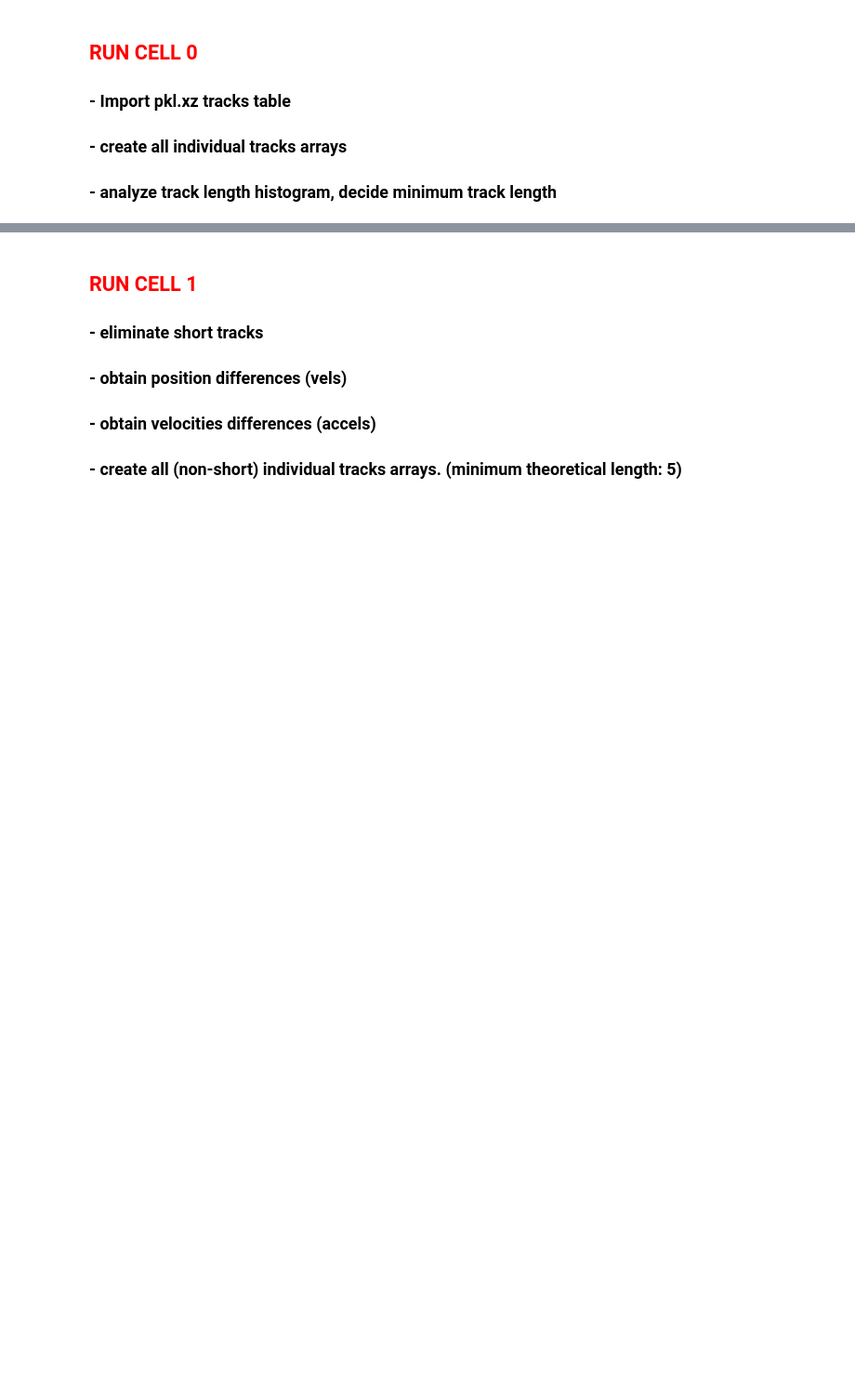
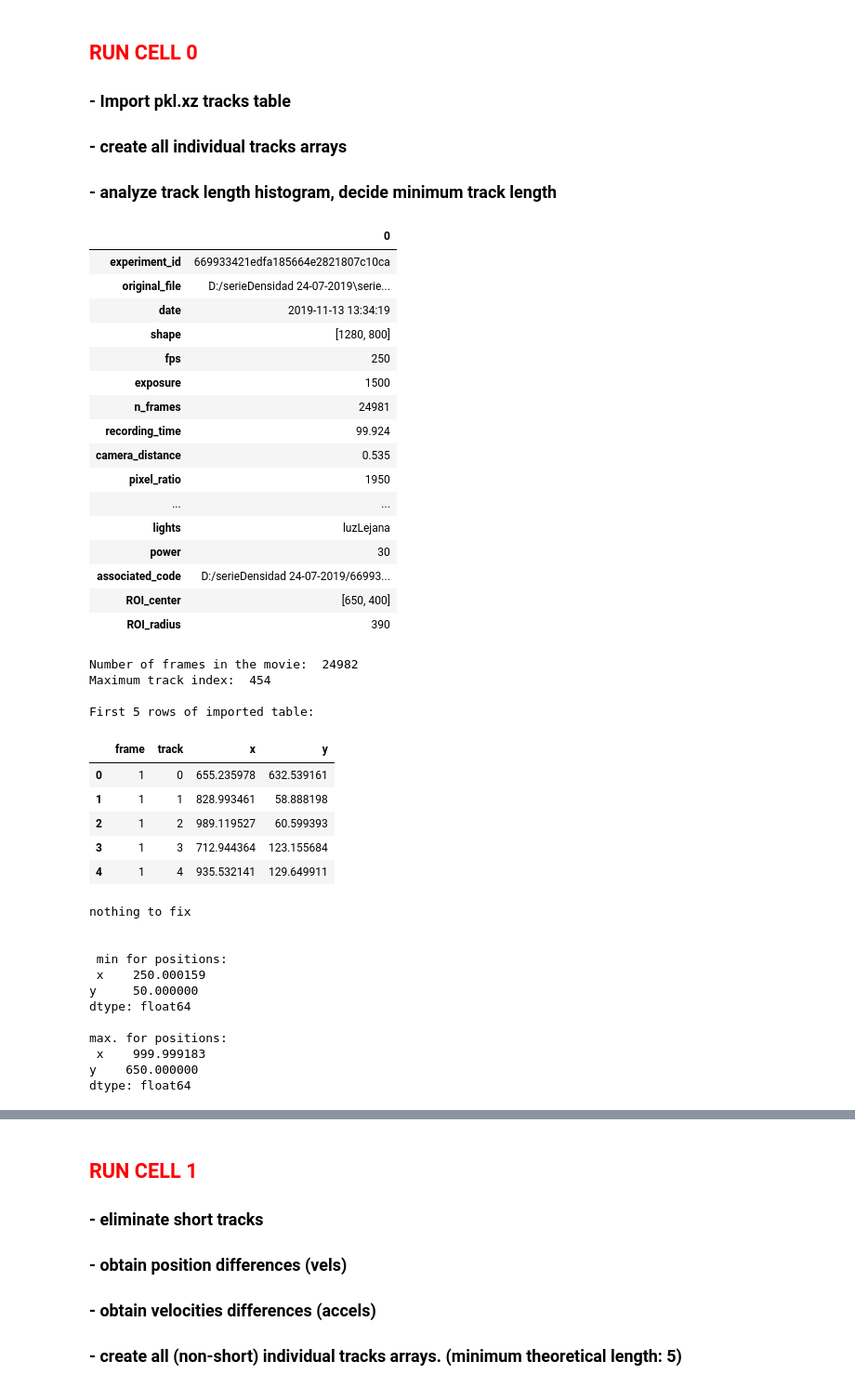
Before and after one commit to fvegar/Tracks, a Jupyter notebook: tracks_processing.ipynb, the cells around one changed output, grey strips where cells are left out. Shown at 93% size. Drawn from its saved outputs; the diff is of its cells as text; code cells hidden in the pictures; blank space fills up the shorter version.

```diff
--- a/tracks_processing.ipynb
+++ b/tracks_processing.ipynb
@@ -86,20 +109,24 @@ This 'simple_pickle_read' takes a pkl.xz file _hash prefix_ hash code, and which
   * input: hash_prefix
   * output: global variable _Ntracks_ (number of tracks)
 # %%
+def pdisplay(info):
+    display(HTML(info.to_html()))
+
 # This function reads pickle binary file (.pkl) with trajectories
 def get_info(series_directory, hash_prefix):
     global info
-    nombre = './Datos/'+ series_directory +'/info/' + hash_prefix + '.txt'
+    nombre = './Datos/'+ series_directory +'/info/' + hash_prefix + '_experiment_info.txt'
     with open(nombre) as f:
         jsonstr = json.load(f)
-    info = pd.io.json.json_normalize(jsonstr)
-    display(HTML(info.T.to_html()))
+    info = pd.json_normalize(jsonstr)
+    pdisplay(info.T)
     return info
 
 def simple_pickle_read(series_directory, hash_prefix):
     global Nframes, Ntracks
     # Read table in pickle format
-    nombre = './Datos/' + series_directory + '/tracks/' + hash_prefix + '.pkl.xz'
+    nombre = './Datos/' + series_directory + '/tracks/' + hash_prefix \
+       + '_rect_roi_trajectories.pkl.xz'
     tabla = pd.read_pickle(nombre, compression='infer')
     tabla = tabla.reset_index(drop=True) # por si los indices salen desordenados
     Nframes = np.max(tabla.frame)+1
@@ -317,4 +400,59 @@ def diffs(str01,str02,str1,str2,tabla):
 ### - Import pkl.xz tracks table
 ### - create all individual tracks arrays
 ### - analyze track length histogram, decide minimum track length
+# %%
+# COMPLETE SET OF READING INSTRUCTIONS
+
+series_directory = 'ppp/rho_003_019'
+hash_prefix = '669933421edfa185664e2821807c10ca'
+
+info = get_info(series_directory, hash_prefix)
+
+datos = simple_pickle_read(series_directory, hash_prefix)
+datos_orig, datos = reset_track_indexes(datos)
+
+# Build all tracks, storing them individually
+tracks = all_tracks(datos,True)
+print('\n min for positions:\n', np.min(datos[['x','y']]), '\n')
+print('max. for positions:\n', np.max(datos[['x','y']]), '\n')
+# %% [output]
+|  | 0 |
+| experiment_id | 669933421edfa185664e2821807c10ca |
+| original_file | D:/serieDensidad 24-07-2019\serie... |
+| date | 2019-11-13 13:34:19 |
+| shape | [1280, 800] |
+| fps | 250 |
+| exposure | 1500 |
+| n_frames | 24981 |
+| recording_time | 99.924 |
+| camera_distance | 0.535 |
+| pixel_ratio | 1950 |
+| ... | ... |
+| lights | luzLejana |
+| power | 30 |
+| associated_code | D:/serieDensidad 24-07-2019/66993... |
+| ROI_center | [650, 400] |
+| ROI_radius | 390 |
+Number of frames in the movie:  24982
+Maximum track index:  454
+
+First 5 rows of imported table:
+|  | frame | track | x | y |
+| 0 | 1 | 0 | 655.235978 | 632.539161 |
+| 1 | 1 | 1 | 828.993461 | 58.888198 |
+| 2 | 1 | 2 | 989.119527 | 60.599393 |
+| 3 | 1 | 3 | 712.944364 | 123.155684 |
+| 4 | 1 | 4 | 935.532141 | 129.649911 |
+nothing to fix
+
+
+ min for positions:
+ x    250.000159
+y     50.000000
+dtype: float64
+
+max. for positions:
+ x    999.999183
+y    650.000000
+dtype: float64
 # %%
```
Also changed, not shown: parts of 114 cells of this notebook.
